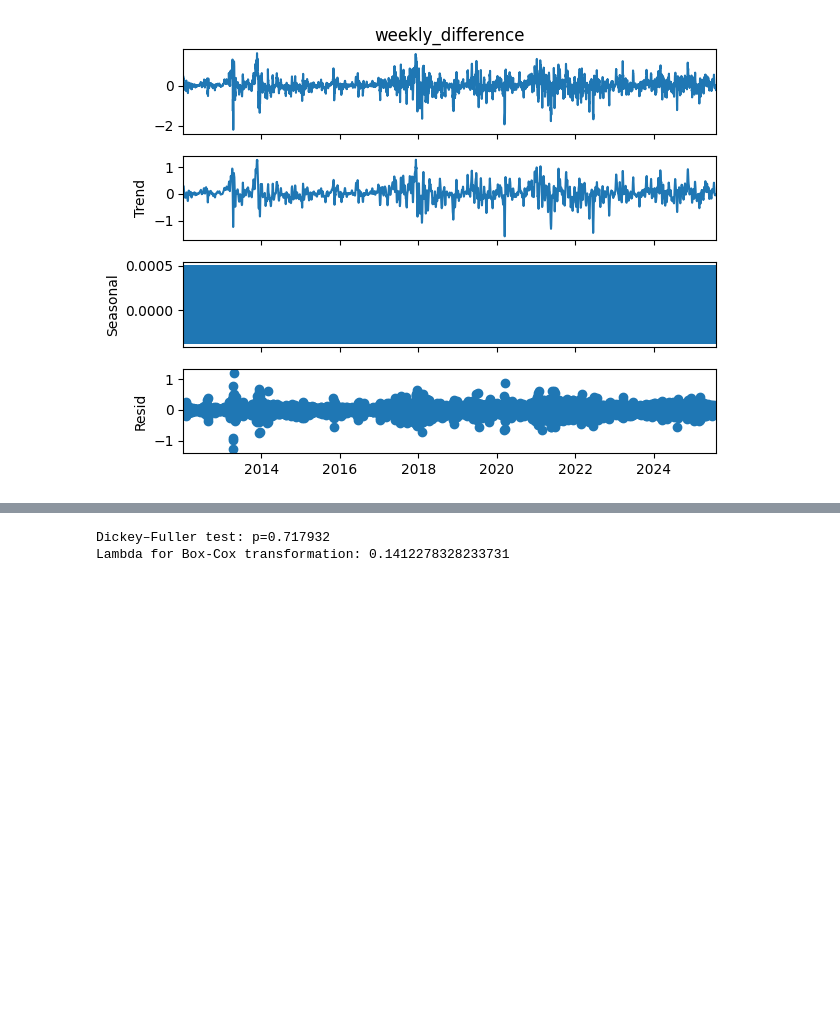
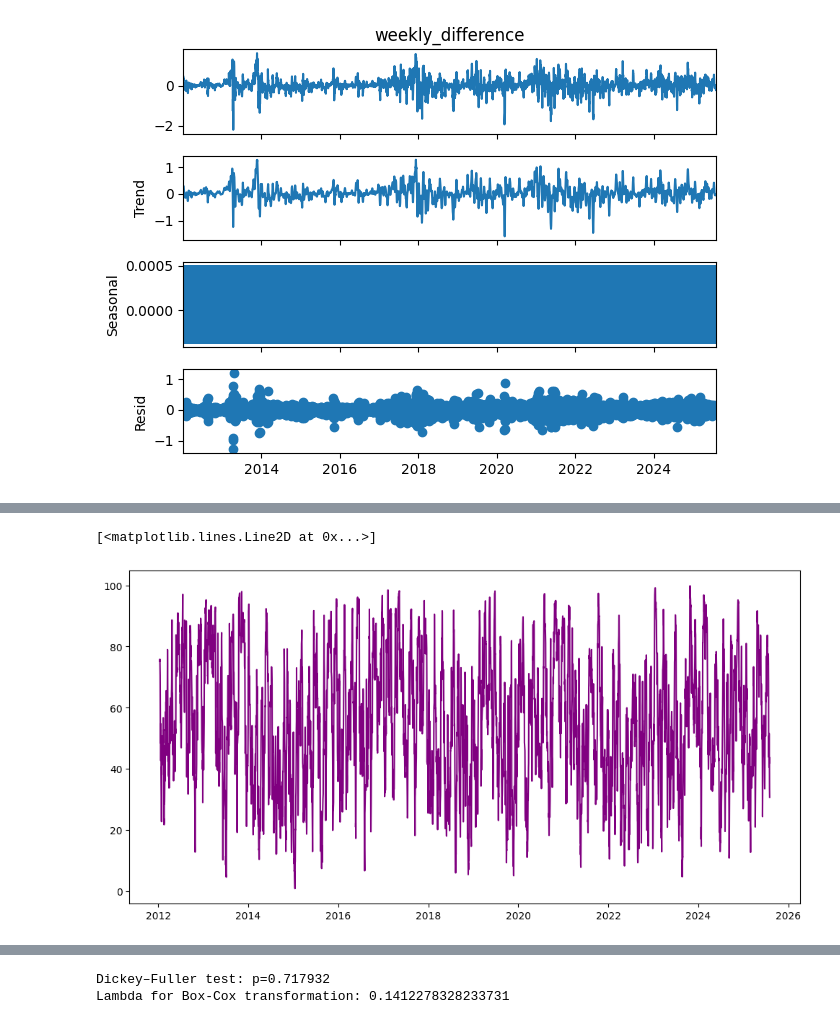
Before and after one commit to zamanmiraz/predict-crypto, a Jupyter notebook: notebooks/bitcoin/bitcoin_predict.ipynb, the cells around one changed output, grey strips where cells are left out. Cells and saved outputs as stored; diff of their text form; code cells hidden in the pictures; blank space fills up the shorter version.

```diff
--- a/notebooks/bitcoin/bitcoin_predict.ipynb
+++ b/notebooks/bitcoin/bitcoin_predict.ipynb
@@ -289,0 +307,10 @@ P-value for 364-day difference: 0.18501780270740198
+# %%
+# Calculate RSI, Relative Strength Index, for the daily data
+df_daily['RSI'] = calculate_rsi(df_daily['weighted_price_box'])
+# %%
+# plot the RSI
+plt.figure(figsize=(12, 6))
+plt.plot(df_daily.index, df_daily['RSI'], label='RSI', color='purple')
+# %% [output]
+[<matplotlib.lines.Line2D at 0x...>]
+[figure, added]
```
Also changed, not shown: parts of 5 cells of this notebook, 1 other file.
